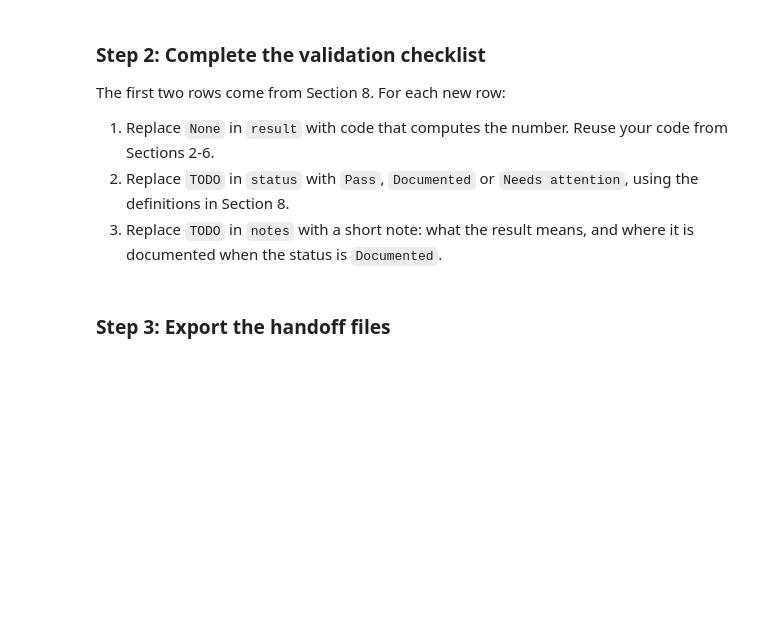
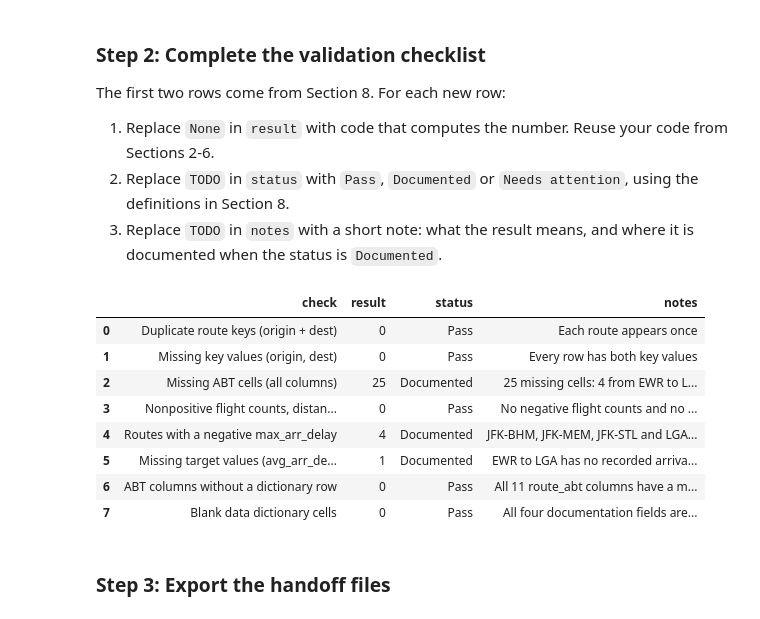
Before and after one commit to atul-utsa/ban6003-w11-abt-documentation-template-atul, a Jupyter notebook: notebooks/module11_abt_documentation_guided_lab.ipynb, the cells around one changed output. Cells and saved outputs as stored; diff of their text form; code cells hidden in the pictures; blank space fills up the shorter version.

```diff
--- a/notebooks/module11_abt_documentation_guided_lab.ipynb
+++ b/notebooks/module11_abt_documentation_guided_lab.ipynb
@@ -526,21 +716,75 @@ The first two rows come from Section 8. For each new row:
 # %%
 # Offline Assignment, step 2 - complete the validation checklist.
 # Hints:
 # - Missing ABT cells: .isna().sum().sum() on route_abt.
 # - Nonpositive values: add up the three Boolean checks from Section 4.
 # - Negative max_arr_delay: the condition from Your Turn 3, then .sum().
 # - ABT columns without a dictionary row: compare route_abt.columns with data_dictionary["column_name"].
 # - Blank dictionary cells: select doc_fields, .fillna(""), strip whitespace, compare to "", then sum twice.
+missing_cells_result = route_abt.isna().sum().sum()
+nonpositive_result = sum(checks.values())
+negative_max_arr_delay_result = (route_abt["max_arr_delay"] < 0).sum()
+missing_target_result = route_abt["avg_arr_delay"].isna().sum()
+columns_without_row_result = len(set(route_abt.columns) - set(data_dictionary["column_name"]))
+blank_cells_result = (
+    data_dictionary[doc_fields].fillna("").astype(str).apply(lambda col: col.str.strip()).eq("").sum().sum()
+)
+
 validation_checklist = pd.DataFrame(checklist_rows + [
-    {"check": "Missing ABT cells (all columns)", "result": None, "status": "TODO", "notes": "TODO"},
-    {"check": "Nonpositive flight counts, distances and air times", "result": None, "status": "TODO", "notes": "TODO"},
-    {"check": "Routes with a negative max_arr_delay", "result": None, "status": "TODO", "notes": "TODO"},
-    {"check": "Missing target values (avg_arr_delay)", "result": None, "status": "TODO", "notes": "TODO"},
-    {"check": "ABT columns without a dictionary row", "result": None, "status": "TODO", "notes": "TODO"},
-    {"check": "Blank data dictionary cells", "result": None, "status": "TODO", "notes": "TODO"},
+    {
+        "check": "Missing ABT cells (all columns)",
+        "result": missing_cells_result,
+        "status": "Documented",
+        "notes": "25 missing cells: 4 from EWR to LGA, whose only flight was cancelled (avg_dep_delay, "
+                 "avg_arr_delay, max_arr_delay, avg_air_time), and 21 from 7 routes whose destination is not "
+                 "in the airports table (dest_airport_name, dest_lat, dest_lon); see Your Turn 2 and the data "
+                 "dictionary notes.",
+    },
+    {
+        "check": "Nonpositive flight counts, distances and air times",
+        "result": nonpositive_result,
+        "status": "Pass",
+        "notes": "No negative flight counts and no zero or negative distances or air times.",
+    },
+    {
+        "check": "Routes with a negative max_arr_delay",
+        "result": negative_max_arr_delay_result,
+        "status": "Documented",
+        "notes": "JFK-BHM, JFK-MEM, JFK-STL and LGA-LEX each have flight_count = 1, so the 'maximum' is just "
+                 "that single flight's early arrival, not an error; see Your Turn 3.",
+    },
+    {
+        "check": "Missing target values (avg_arr_delay)",
+        "result": missing_target_result,
+        "status": "Documented",
+        "notes": "EWR to LGA has no recorded arrival delay because its only flight was cancelled; this row "
+                 "should be excluded from modeling rather than imputed.",
+    },
+    {
+        "check": "ABT columns without a dictionary row",
+        "result": columns_without_row_result,
+        "status": "Pass",
+        "notes": "All 11 route_abt columns have a matching data_dictionary row.",
+    },
+    {
+        "check": "Blank data dictionary cells",
+        "result": blank_cells_result,
+        "status": "Pass",
+        "notes": "All four documentation fields are filled for all 11 columns after Your Turn 5 and Step 1.",
+    },
 ])
 
 validation_checklist
+# %% [output]
+|  | check | result | status | notes |
+| 0 | Duplicate route keys (origin + dest) | 0 | Pass | Each route appears once |
+| 1 | Missing key values (origin, dest) | 0 | Pass | Every row has both key values |
+| 2 | Missing ABT cells (all columns) | 25 | Documented | 25 missing cells: 4 from EWR to L... |
+| 3 | Nonpositive flight counts, distan... | 0 | Pass | No negative flight counts and no ... |
+| 4 | Routes with a negative max_arr_delay | 4 | Documented | JFK-BHM, JFK-MEM, JFK-STL and LGA... |
+| 5 | Missing target values (avg_arr_de... | 1 | Documented | EWR to LGA has no recorded arriva... |
+| 6 | ABT columns without a dictionary row | 0 | Pass | All 11 route_abt columns have a m... |
+| 7 | Blank data dictionary cells | 0 | Pass | All four documentation fields are... |
 # %% [markdown]
 ### Step 3: Export the handoff files
 # %%
```
Also changed, not shown: parts of 31 cells of this notebook, 3 other files.
